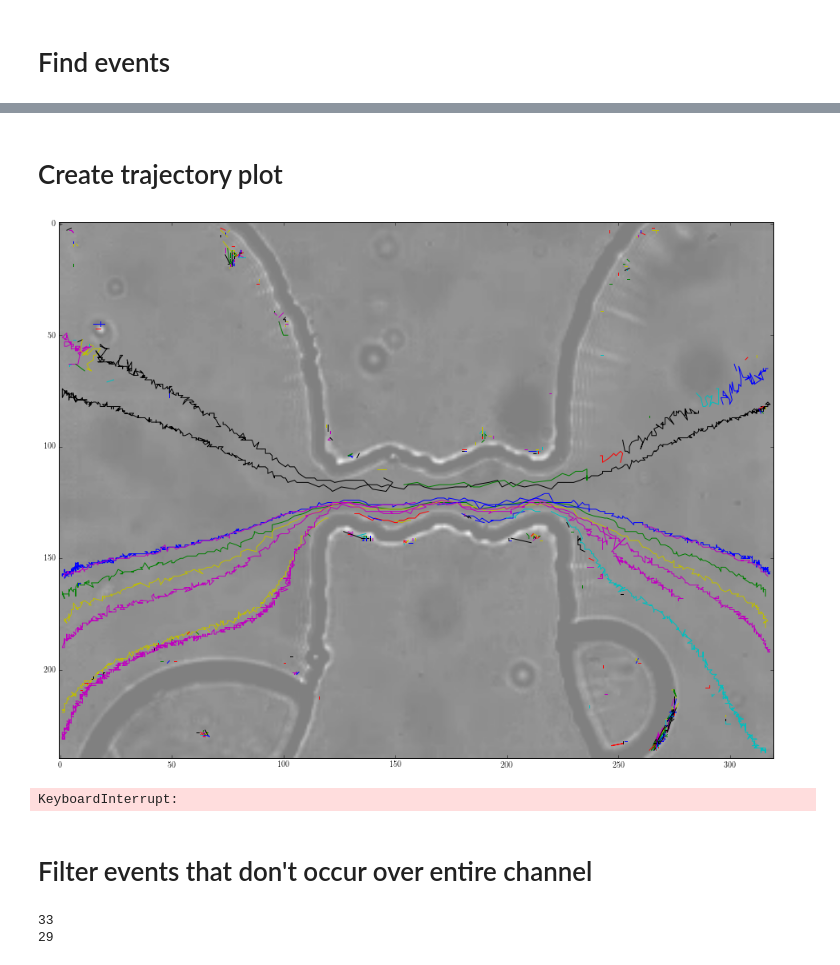
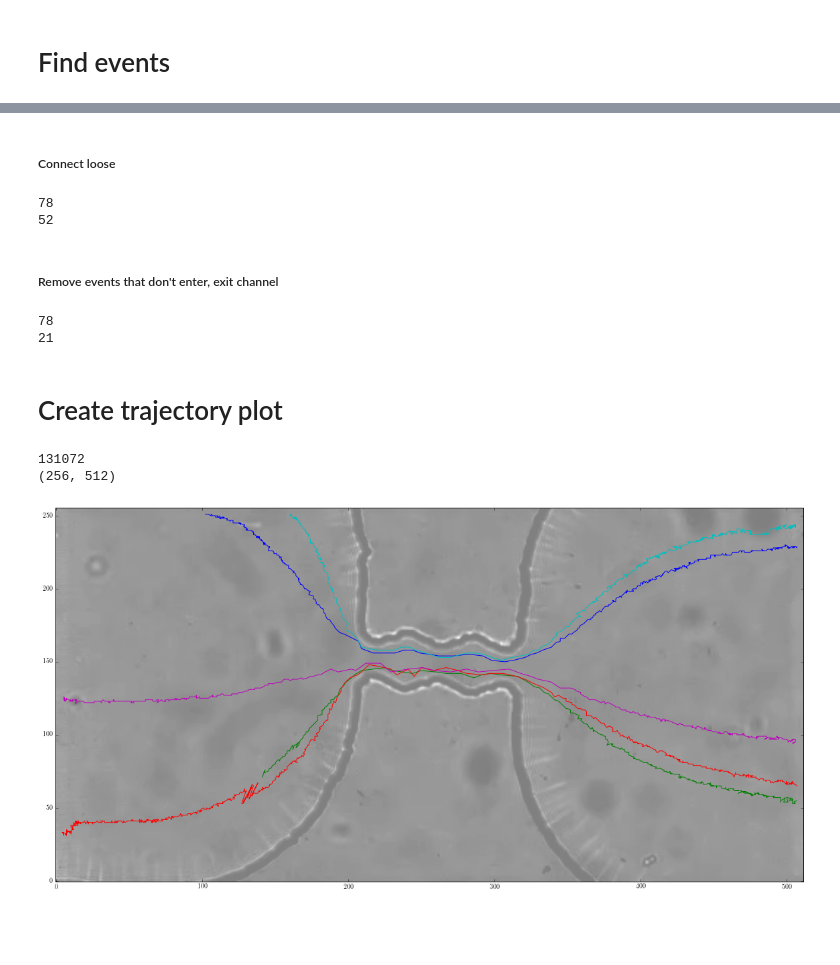
Before and after one commit to tphinkle/pore_stats, a Jupyter notebook: optical_imaging.ipynb, the cells around one changed output, grey strips where cells are left out. Drawn from its saved outputs; the diff is of its cells as text; code cells hidden in the pictures; blank space fills up the shorter version.

```diff
--- a/optical_imaging.ipynb
+++ b/optical_imaging.ipynb
@@ -61,7 +64,7 @@ stage.plot_stage()
 # Find events
 # %%
 reload(oi)
-raw_events=oi.find_events_bvi(filepath_bvi, threshold_difference = .0225, cluster_threshold = 100)
+raw_events=oi.find_events_bvi(file_path_bvi, threshold_difference = .0225, cluster_threshold = 100)
 # %% [output]
 tf:  100 / 16224        active: 0       inactive: 0
 tf:  200 / 16224        active: 0       inactive: 0
@@ -75,0 +111,3 @@ events = copy.deepcopy(raw_events)
+# %%
+events = oi_file.load_oi_events_json('/home/preston/Desktop/Science/Research/cancer_cells/data/8-18-2016/oi_rp/events/\
+hct-116_pr0005_0000_oi_events_raw_json')
@@ -76,45 +116,44 @@ events = copy.deepcopy(raw_events)
+# %% [markdown]
+##### Connect loose
+# %%
+print len(events)
+events = oi.connect_loose_events(copy.deepcopy(events), tf_sep_threshold = 10, dist_threshold = 50)
+print len(events)
+# %% [output]
+78
+52
+# %% [markdown]
+##### Remove events that don't enter, exit channel
+# %%
+for i, event in enumerate(events):
+    event.get_channel_enter_exit_tf(stage)
+
+print len(events)
+events = [event for event in events if (event._channel_enter_tf != None) and (event._channel_exit_tf != None)]
+print len(events)
+# %% [output]
+78
+21
 # %% [markdown]
 # Create trajectory plot
 # %%
-#events = oi.connect_loose_events(events, dist_threshold = 50, tf_sep_threshold = 10)
 fig = plt.figure(figsize = (20,12))
 
-for i, event in enumerate(events):
+
+#gs = gs.GridSpec(2, 2)
+
+for i, event in enumerate(events[:5]):
     px = []
     py = []
     for detection in event._detections:
         px.append(detection._px)
         py.append(detection._py)
     plt.plot(px, py)
 
-plt.imshow(oi.get_frame(vid,0), alpha=0.5, cmap = 'gray')
+plt.imshow(oi_file.get_frame_bvi(file_path_bvi, 0, 256, 512), alpha=0.5, cmap = 'gray', origin = 'lower')
 
 plt.show()
 # %% [output]
+131072
+(256, 512)
-[figure, old version]
+[figure, new version]
-# %%
-reload(oi)
-events = oi.connect_loose_events(events, dist_threshold = 20, tf_sep_threshold = 20)
-
-for i, event in enumerate(events):
-    px = []
-    py = []
-    for detection in event._detections:
-        px.append(detection._px)
-        py.append(detection._py)
-    plt.plot(px, py)
-    #plt.text(10,10, str(i), color = (1.,0,0))
-
-plt.imshow(oi.get_frame(vid,0), alpha=0.5, cmap = 'gray', origin = 'lower')
-plt.show()
-# %% [output]
-KeyboardInterrupt:
-# %% [markdown]
-# Filter events that don't occur over entire channel
-# %%
-print len(events)
-filtered_events = [events[i] for i in range(len(events)) if i not in [7, 9, 18,22]]
-print len(filtered_events)
-# %% [output]
-33
-29
```
Also changed, not shown: parts of 13 cells of this notebook, 12 other files.
